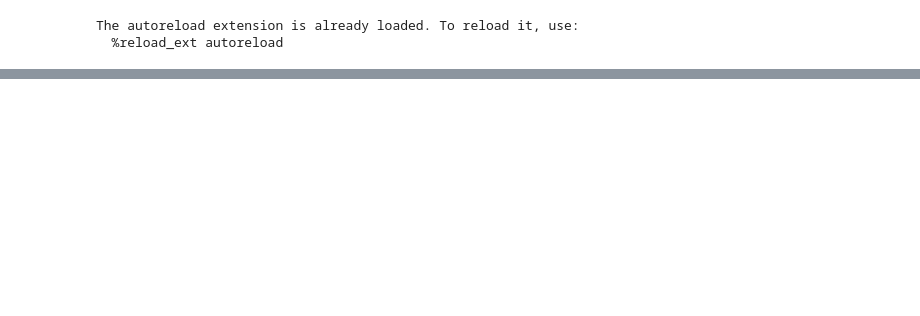
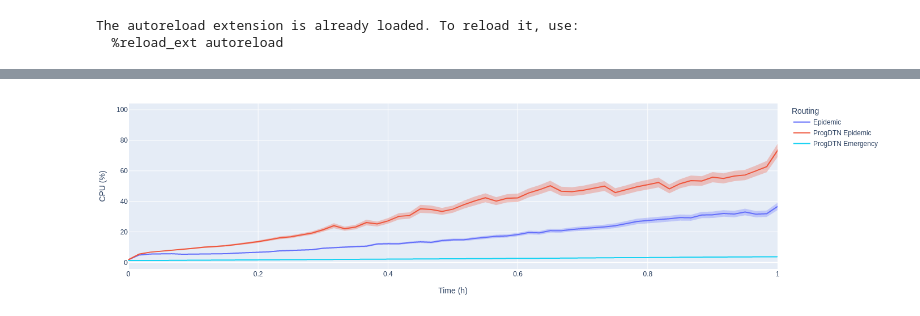
Before and after one commit to umr-ds/progdtn-evaluation, a Jupyter notebook: evaluation/paper/cpu-network.ipynb, the cells around one changed output, grey strips where cells are left out. Cells and saved outputs as stored; diff of their text form; code cells hidden in the pictures; blank space fills up the shorter version.

```diff
--- a/evaluation/paper/cpu-network.ipynb
+++ b/evaluation/paper/cpu-network.ipynb
@@ -17,8 +18,4 @@ from data_handlers.procmem import parse_pidstat
 The autoreload extension is already loaded. To reload it, use:
   %reload_ext autoreload
 # %%
-experiment_path = pathlib.Path(f"/storage/research_data/sommer2020cadr/maci-docker-compose/maci_data//binary_files/17/")
-color_mapping = {
-    'epidemic': 'C0',
-    'context_complex': 'C1',
-}
+experiment_path = pathlib.Path(f"/storage/research_data/sommer2020cadr/maci-docker-compose/maci_data/binary_files/24/")
@@ -146,0 +136,13 @@ fig.tight_layout()
+# %%
+cleared = merged[merged["routing"].isin(["epidemic", "cadr_epidemic", "cadr_responders"])]
+cleared.replace(name_replacement, inplace=True)
+cleared['%CPU'] = cleared['%CPU'] / 31
+
+cleared["dt"] = pd.to_timedelta(cleared["dt"], unit="S")
+cleared.set_index("dt", inplace=True)
+cleared_mean = cleared.groupby(["routing"]).resample("1T").mean()
+cleared_std = cleared.groupby(["routing"]).resample("1T").agg(mean_confidence_interval)
+
+#cleared.sort_values("dt", inplace=True)
+cleared_mean = cleared_mean.reset_index()
+#cleared_std = cleared_std.reset_index()
@@ -146,0 +161,26 @@ fig.tight_layout()
+# %%
+fig = error_band_line(
+    data_frame=cleared_mean,
+    x=cleared_mean["dt"].dt.total_seconds() / 3600,
+    y="%CPU",
+    error_y=cleared_std["%CPU"],
+    error_y_mode="band",
+    color="routing",
+    color_discrete_map=routing_color_map,
+    category_orders={
+        "routing": ["Epidemic", "ProgDTN Epidemic", "ProgDTN Emergency"],
+    },
+    labels={
+        "x": "Time (h)",
+        "routing": "Routing",
+        "%CPU": "CPU (%)"
+    },
+)
+
+fig.layout.margin = go.layout.Margin(l=10, r=10, b=10, t=15)
+fig.update_layout(width=800, height=200, xaxis_range=[0,1])
+
+fig.write_image("/storage/research_data/sommer2020cadr/maci-docker-compose/maci_data/evaluation/paper/figures/cpu.pdf")
+fig.show()
+# %% [output]
+[figure, added]
```
Also changed, not shown: parts of 10 cells of this notebook, 3 other files.
